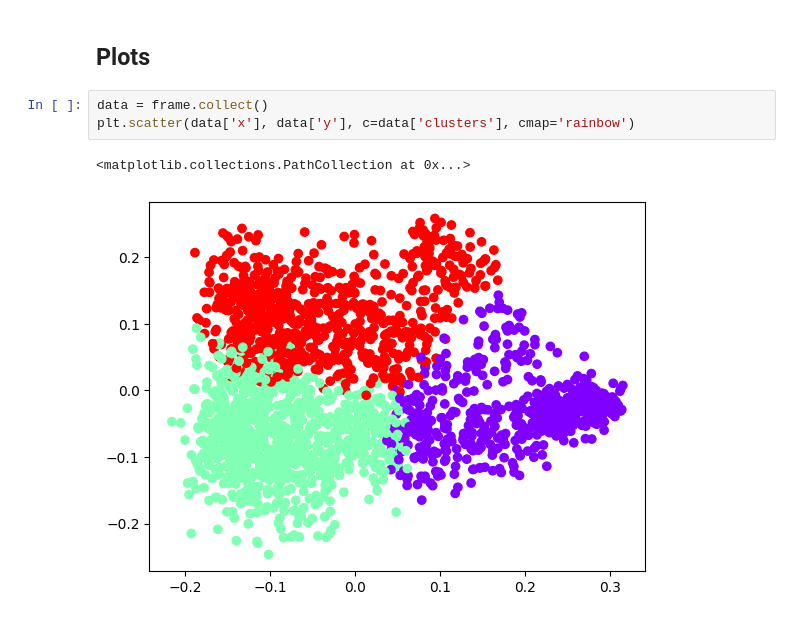
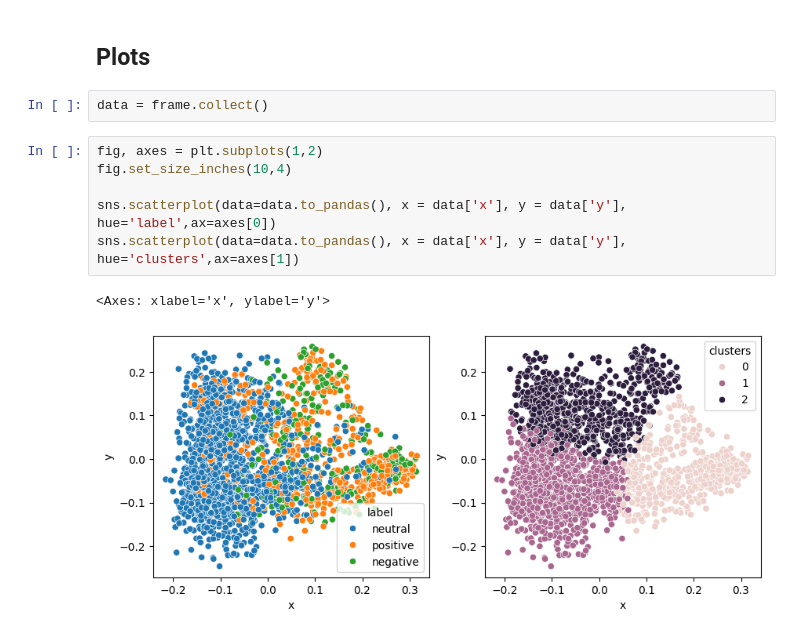
Before and after one commit to faunebl/thesis, a Jupyter notebook: final/get_graphs.ipynb, the cells around one changed output. Cells and saved outputs as stored; diff of their text form.

```diff
--- a/final/get_graphs.ipynb
+++ b/final/get_graphs.ipynb
@@ -73,11 +73,16 @@ shape: (5, 7)
 | "Each year the … | "neutral" | [-0.033966, 0.002663, … 0.016312] | 1 | 0.029632 | -0.120541 | -0.144753 |
 # %% [markdown]
 ## Plots
-# %%
-data = frame.collect()
-plt.scatter(data['x'], data['y'], c=data['clusters'], cmap='rainbow')
-# %% [output]
-<matplotlib.collections.PathCollection at 0x...>
-[figure, removed]
+# %%
+data = frame.collect()
+# %%
+fig, axes = plt.subplots(1,2)
+fig.set_size_inches(10,4)
+
+sns.scatterplot(data=data.to_pandas(), x = data['x'], y = data['y'], hue='label',ax=axes[0])
+sns.scatterplot(data=data.to_pandas(), x = data['x'], y = data['y'], hue='clusters',ax=axes[1])
+# %% [output]
+<Axes: xlabel='x', ylabel='y'>
+[figure, added]
 # %%
 # Create a 3D scatter plot with 3 colors based on the 'category' variable
```
Also changed, not shown: parts of 2 cells of this notebook.
